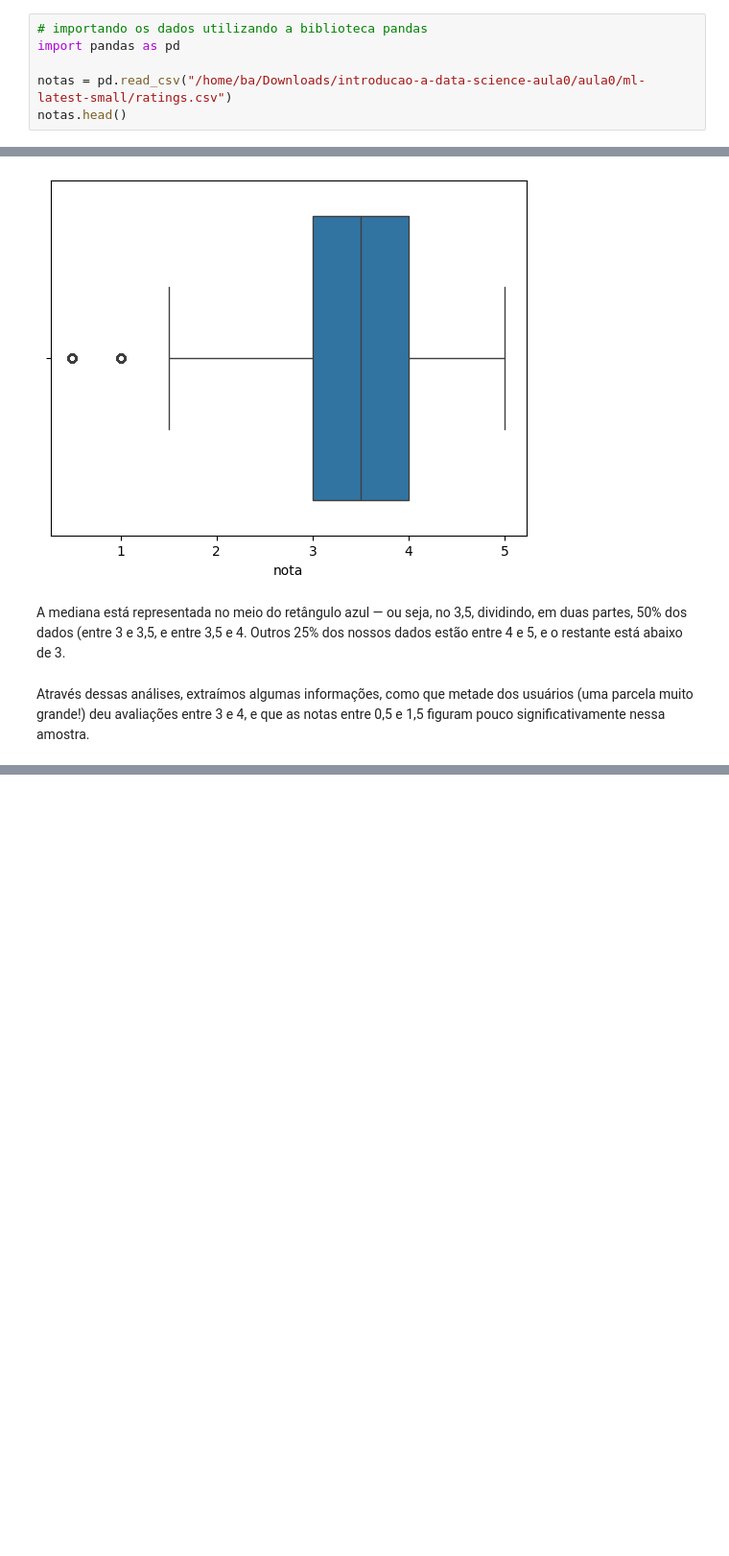
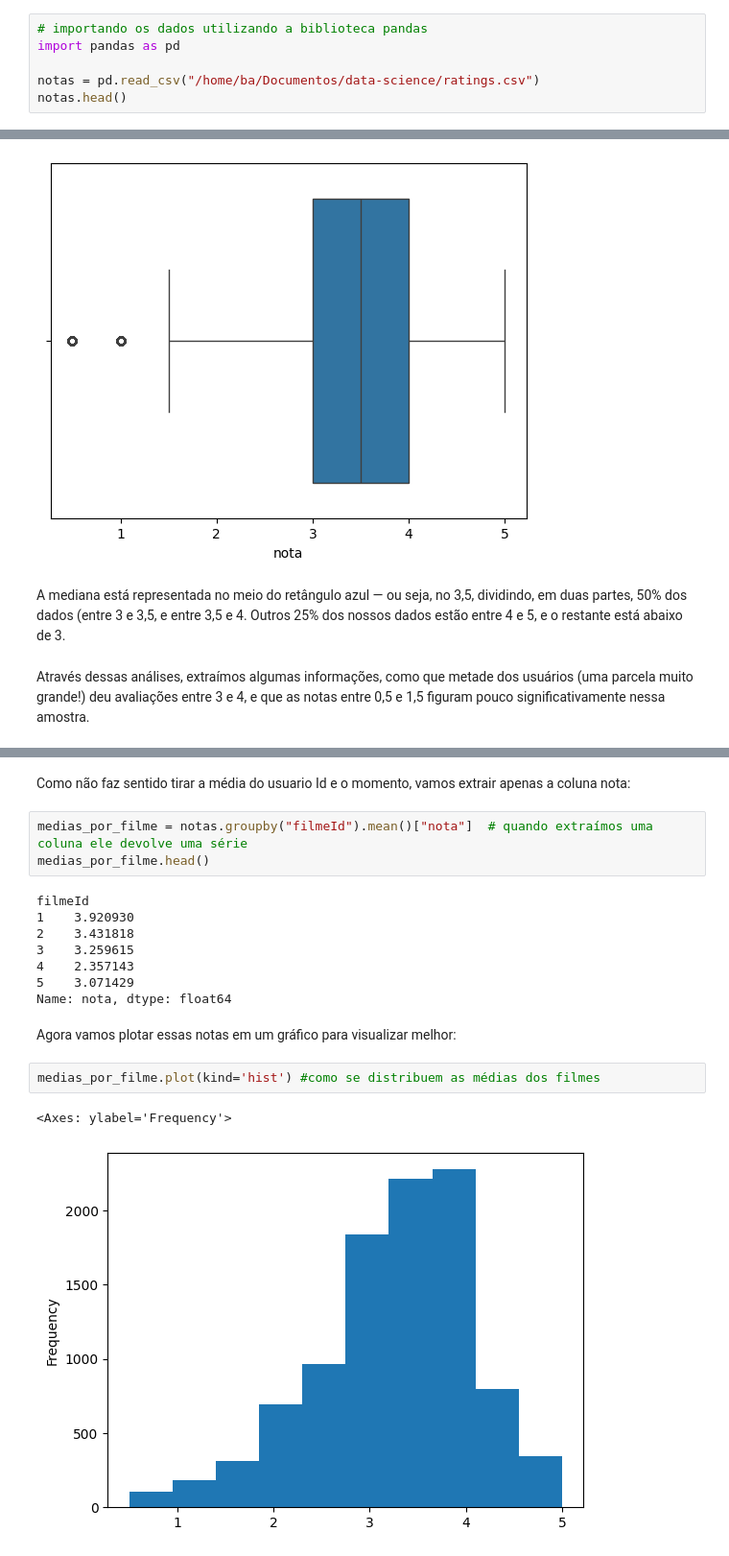
Before and after one commit to barbnrosa/data-science, a Jupyter notebook: analise-visualizacao-dados.ipynb, the cells around one changed output, grey strips where cells are left out. Shown: that part at 96% size. Saved outputs shown, nothing was run; the diff lists cells and outputs as text; blank space fills up the shorter version.

```diff
--- a/analise-visualizacao-dados.ipynb
+++ b/analise-visualizacao-dados.ipynb
@@ -14,7 +14,7 @@ Note: you may need to restart the kernel to use updated packages.
 # importando os dados utilizando a biblioteca pandas
 import pandas as pd
 
-notas = pd.read_csv("/home/ba/Downloads/introducao-a-data-science-aula0/aula0/ml-latest-small/ratings.csv")
+notas = pd.read_csv("/home/ba/Documentos/data-science/ratings.csv")
 notas.head()
 # %% [output]
 |  | userId | movieId | rating | timestamp |
@@ -181,0 +263,20 @@ Através dessas análises, extraímos algumas informações, como que metade dos
+# %% [markdown]
+Como não faz sentido tirar a média do usuario Id e o momento, vamos extrair apenas a coluna nota:
+# %%
+medias_por_filme = notas.groupby("filmeId").mean()["nota"]  # quando extraímos uma coluna ele devolve uma série
+medias_por_filme.head()
+# %% [output]
+filmeId
+1    3.920930
+2    3.431818
+3    3.259615
+4    2.357143
+5    3.071429
+Name: nota, dtype: float64
+# %% [markdown]
+Agora vamos plotar essas notas em um gráfico para visualizar melhor:
+# %%
+medias_por_filme.plot(kind='hist') #como se distribuem as médias dos filmes
+# %% [output]
+<Axes: ylabel='Frequency'>
+[figure, added]
```
Also changed, not shown: parts of 22 cells of this notebook, 1 other file.
